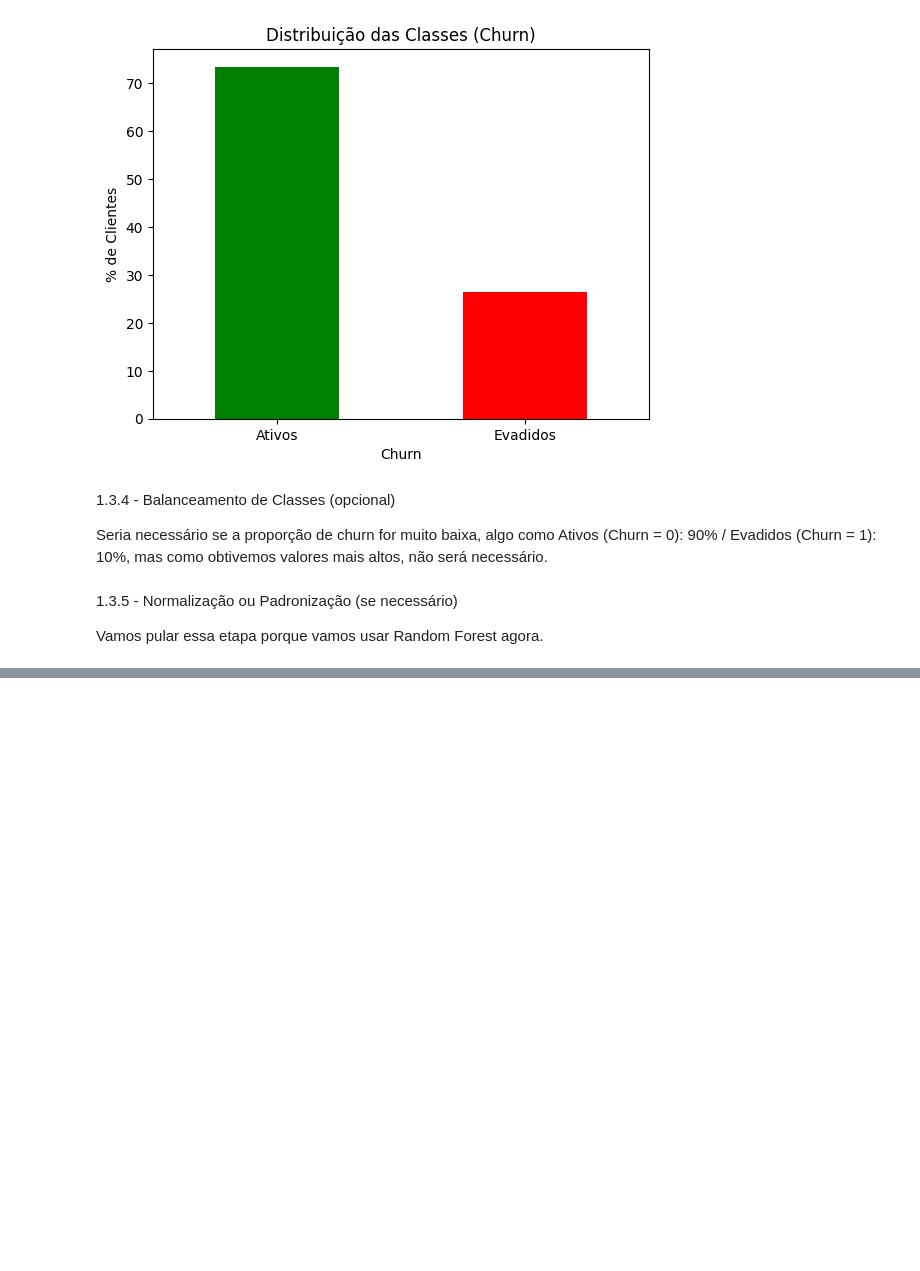
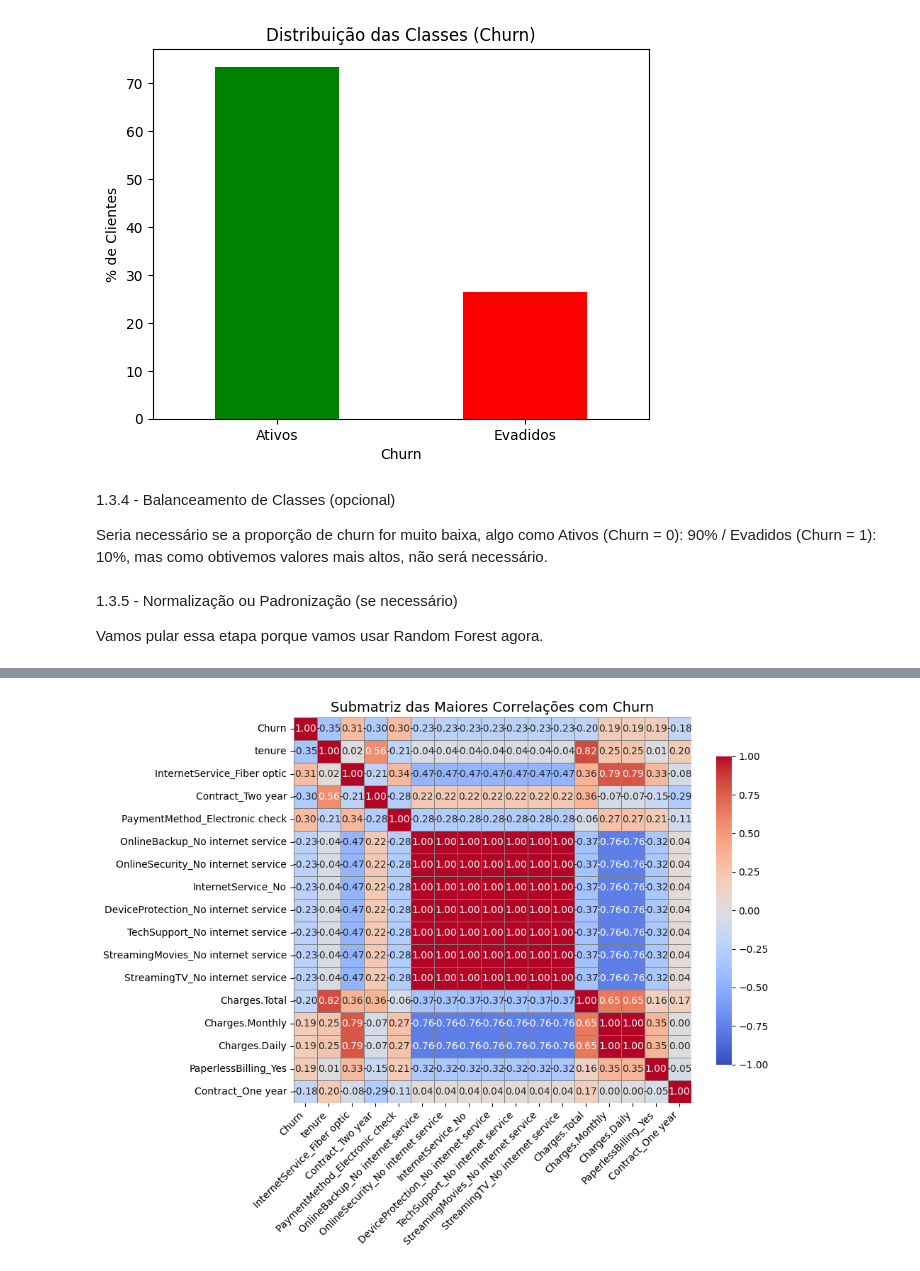
Before and after one commit to JCrpa/curso19_challenge_telecomX_analise_evasao_clientes_parte2, a Jupyter notebook: TelecomX_BR_parte2.ipynb, the cells around one changed output, grey strips where cells are left out. Cells and saved outputs as stored; diff of their text form; code cells hidden in the pictures; blank space fills up the shorter version.

Commit message:
etapa 2 - correlação e seleção de variáveis: análise de correlação, análises direcionadas

```diff
--- a/TelecomX_BR_parte2.ipynb
+++ b/TelecomX_BR_parte2.ipynb
@@ -71,0 +76,2 @@ Vamos pular essa etapa porque vamos usar Random Forest agora.
+# %%
+corr = dados_encoded.corr().round(4)
@@ -71,0 +98,38 @@ Vamos pular essa etapa porque vamos usar Random Forest agora.
+# %%
+# 1. Correlações com 'Churn'
+corr_churn = corr['Churn'].drop('Churn')
+
+# 2. Ordenar por correlação absoluta
+correlacoes_ordenadas = correlacoes_churn.reindex(
+    correlacoes_churn.abs().sort_values(ascending=False).index
+)
+
+# 3. Obter o limite da 10ª maior correlação (com empates)
+top_n = 10
+limite = correlacoes_ordenadas.abs().unique()[top_n - 1]
+variaveis_relevantes = correlacoes_ordenadas[correlacoes_ordenadas.abs() >= limite].index.tolist()
+
+# 4. Incluir 'Churn' na lista
+variaveis_plot = ['Churn'] + variaveis_relevantes
+
+# 5. Criar submatriz de correlação
+submatriz_corr = corr.loc[variaveis_plot, variaveis_plot]
+
+# 6. Plotar heatmap
+plt.figure(figsize=(10, 8))
+sns.heatmap(
+    submatriz_corr,
+    annot=True,
+    fmt='.2f',
+    cmap='coolwarm',
+    vmin=-1, vmax=1,
+    linewidths=0.5,
+    linecolor='gray',
+    cbar_kws={"shrink": 0.8}
+)
+plt.title('Submatriz das Maiores Correlações com Churn', fontsize=14)
+plt.xticks(rotation=45, ha='right')
+plt.tight_layout()
+plt.show()
+# %% [output]
+[figure, added]
```
Also changed, not shown: parts of 8 cells of this notebook.
